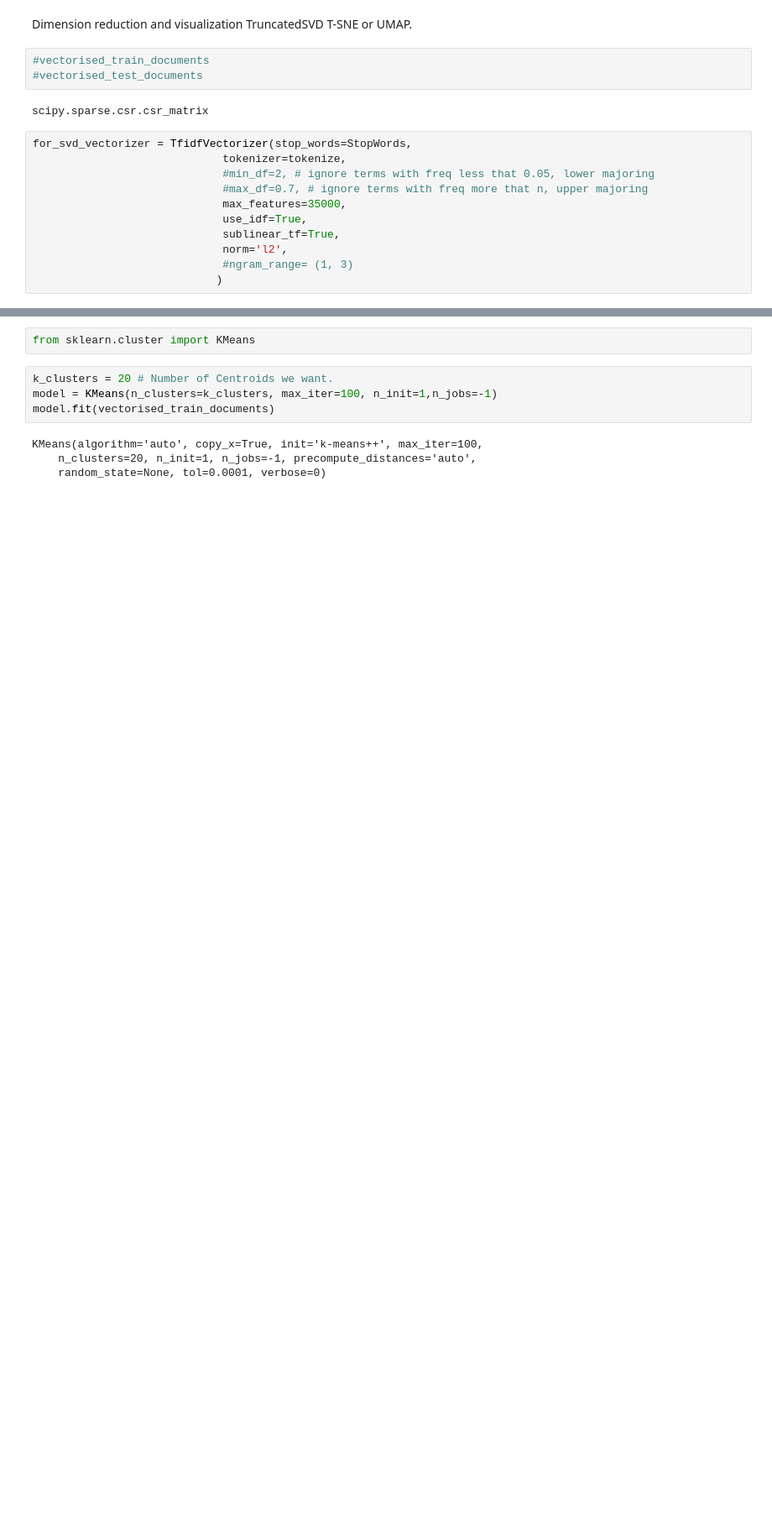
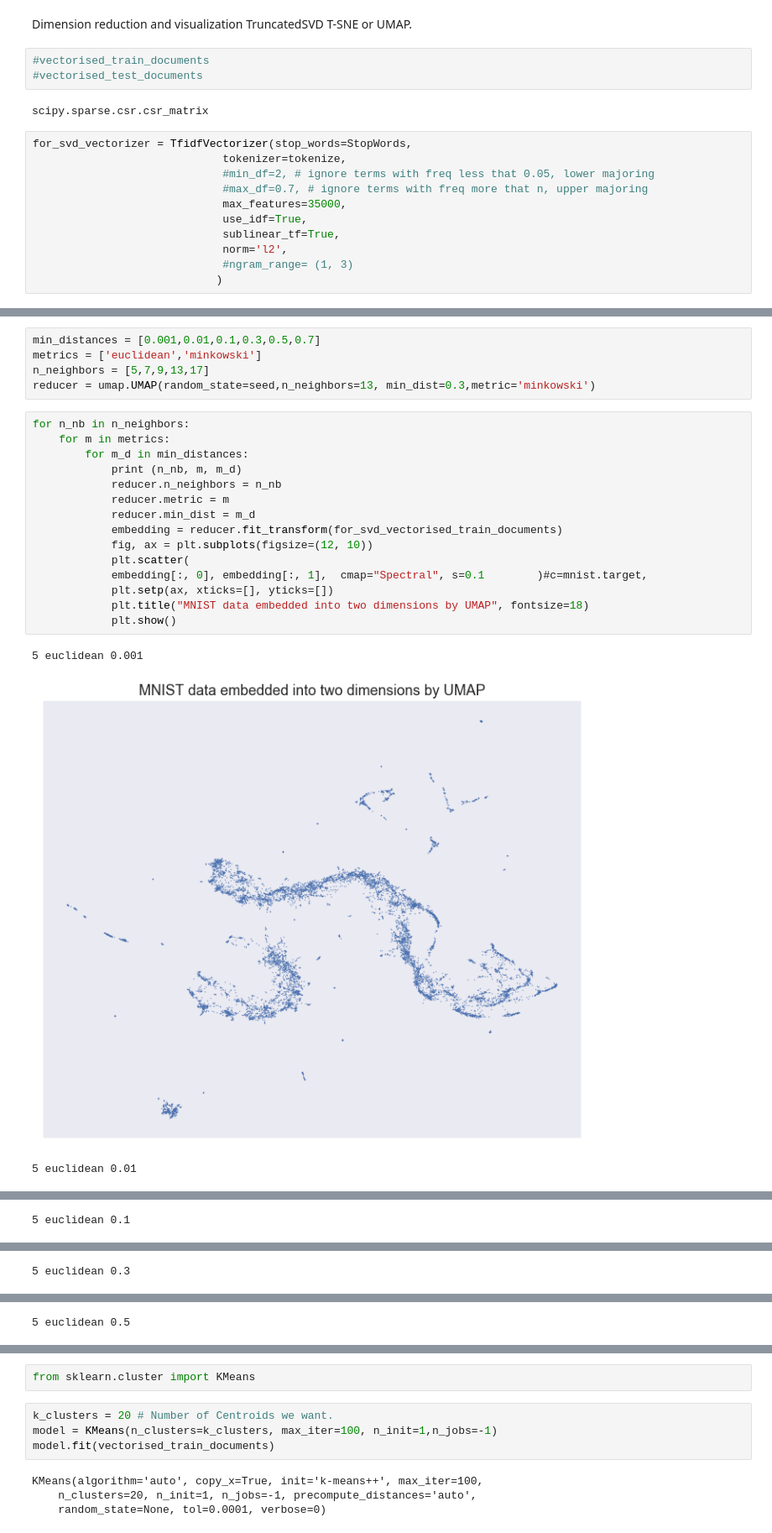
Before and after one commit to Espad/DS_5, a Jupyter notebook: Texts_Classification.ipynb, the cells around one changed output, grey strips where cells are left out. Shown at 84% size. Drawn from its saved outputs; the diff is of its cells as text; blank space fills up the shorter version.

```diff
--- a/Texts_Classification.ipynb
+++ b/Texts_Classification.ipynb
@@ -1258,0 +1317,24 @@ chart
+# %%
+min_distances = [0.001,0.01,0.1,0.3,0.5,0.7]
+metrics = ['euclidean','minkowski']
+n_neighbors = [5,7,9,13,17]
+reducer = umap.UMAP(random_state=seed,n_neighbors=13, min_dist=0.3,metric='minkowski')
+# %%
+for n_nb in n_neighbors:
+    for m in metrics:
+        for m_d in min_distances:
+            print (n_nb, m, m_d)
+            reducer.n_neighbors = n_nb
+            reducer.metric = m
+            reducer.min_dist = m_d
+            embedding = reducer.fit_transform(for_svd_vectorised_train_documents)
+            fig, ax = plt.subplots(figsize=(12, 10))
+            plt.scatter(
+            embedding[:, 0], embedding[:, 1],  cmap="Spectral", s=0.1        )#c=mnist.target,
+            plt.setp(ax, xticks=[], yticks=[])
+            plt.title("MNIST data embedded into two dimensions by UMAP", fontsize=18)
+            plt.show()
+# %% [output]
+5 euclidean 0.001
+[figure, added]
+5 euclidean 0.01
@@ -1258,0 +1342 @@ chart
+5 euclidean 0.1
@@ -1258,0 +1344 @@ chart
+5 euclidean 0.3
@@ -1258,0 +1346 @@ chart
+5 euclidean 0.5
```
Also changed, not shown: parts of 21 cells of this notebook.
